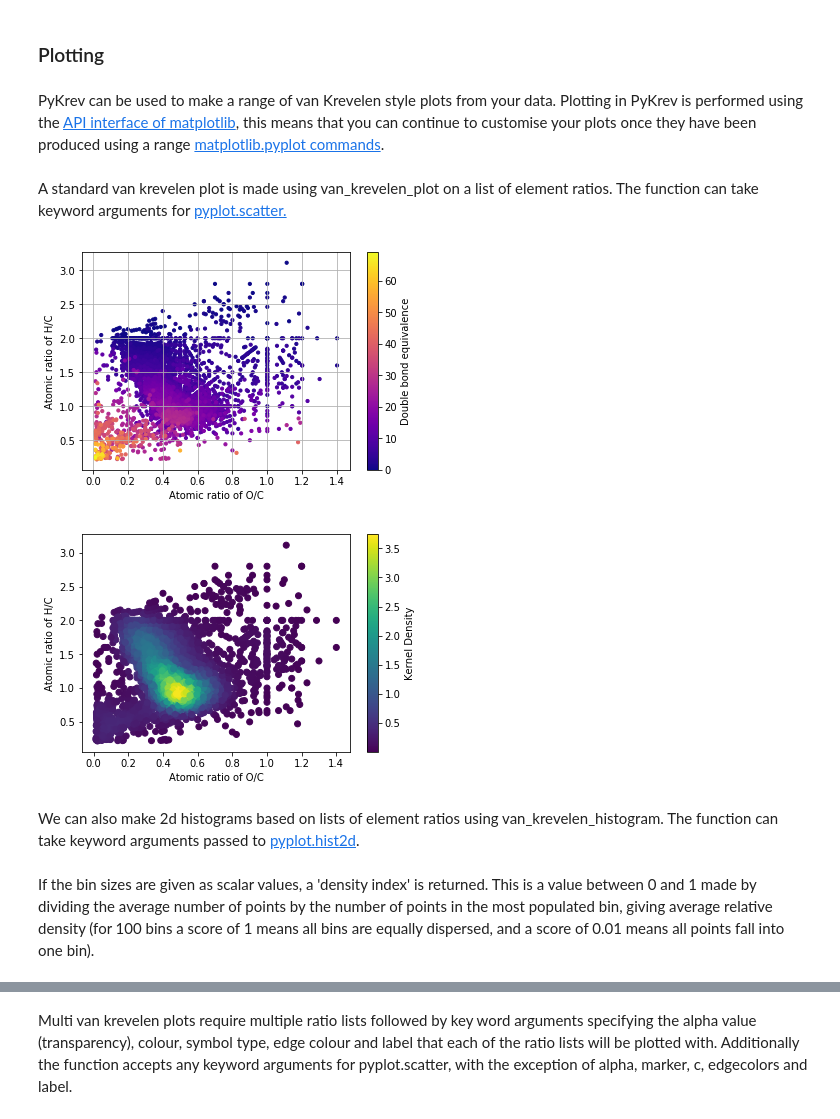
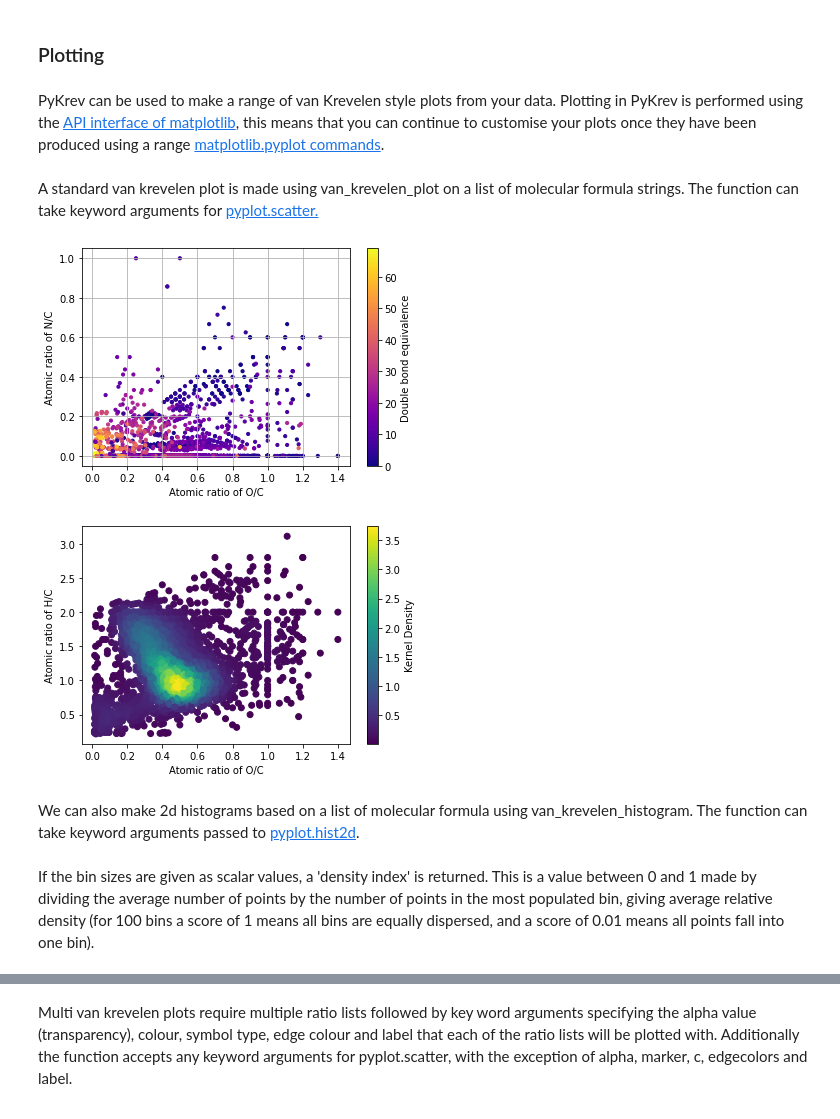
Before and after one commit to Kzra/pykrev, a Jupyter notebook: docs/PyKrev User Guide.ipynb, the cells around one changed output, grey strips where cells are left out. Cells and saved outputs as stored; diff of their text form; code cells hidden in the pictures.

Commit message:
Added functions, setup and tests

```diff
--- a/docs/PyKrev User Guide.ipynb
+++ b/docs/PyKrev User Guide.ipynb
@@ -55,7 +52,7 @@ Once you have a list of element counts, it is possible to calculate double bound
 # %%
-A_dbe = pk.double_bond_equivalent(A_counts) # a warning message appears if there are any counts that give negative values, these are set to zero
-A_ai = pk.aromaticity_index(A_counts,index_type = 'mod') #index_type can be modified or standard.
-A_nosc = pk.nominal_oxidation_state(A_counts) #the output is a numpy array of len(counts)
+A_dbe = pk.double_bond_equivalent(A_formula) # a warning message appears if there are any counts that give negative values, these are set to zero
+A_ai = pk.aromaticity_index(A_formula,index_type = 'rAI') #index_type can be reformulated or original, and account for a modified O coefficient.
+A_nosc = pk.nominal_oxidation_state(A_formula) #the output is a numpy array of len(counts)
 # %% [output]
 Warning: negative dbe counts detected and set to zero.
 Warning: negative ai counts detected and set to zero.
@@ -108,22 +112,22 @@ find_intersections(formula_lists, group_labels, exclusive=True)
 # %% [markdown]
 <h3> Plotting </h3>
 # %% [markdown]
-PyKrev can be used to make a range of van Krevelen style plots from your data. Plotting in PyKrev is performed using the [API interface of matplotlib](https://matplotlib.org/tutorials/introductory/pyplot.html), this means that you can continue to customise your plots once they have been produced using a range [matplotlib.pyplot commands](https://matplotlib.org/api/pyplot_summary.html). <br> <br>  A standard van krevelen plot is made using van_krevelen_plot on a list of element ratios. The function can take keyword arguments for [pyplot.scatter.](https://matplotlib.org/api/_as_gen/matplotlib.pyplot.scatter.html#matplotlib.pyplot.scatter)
+PyKrev can be used to make a range of van Krevelen style plots from your data. Plotting in PyKrev is performed using the [API interface of matplotlib](https://matplotlib.org/tutorials/introductory/pyplot.html), this means that you can continue to customise your plots once they have been produced using a range [matplotlib.pyplot commands](https://matplotlib.org/api/pyplot_summary.html). <br> <br>  A standard van krevelen plot is made using van_krevelen_plot on a list of molecular formula strings. The function can take keyword arguments for [pyplot.scatter.](https://matplotlib.org/api/_as_gen/matplotlib.pyplot.scatter.html#matplotlib.pyplot.scatter)
 # %%
-#Here we make a simple van Krevelen plot, and colour code the points by double bond equivalence
+#Here we make a van Krevelen style plot where the y axis represents N/C values, and colour code the points by double bond equivalence
 plt.figure()
-pk.van_krevelen_plot(A_ratios,c = A_dbe,s = 10,cmap = 'plasma') #van_krevele_plot takes any keyword arguments that can be passed to pyplot.scatter()
+pk.van_krevelen_plot(A_formula, y_ratio = 'NC',c = A_dbe,s = 10,cmap = 'plasma') #van_krevele_plot takes any keyword arguments that can be passed to pyplot.scatter()
 cbar = plt.colorbar() #add a colour bar
 cbar.set_label('Double bond equivalence')
 #PyKrev.van_krevelen_plot can take the value 'density' for the key word argument 'c' to colour code points based on kernel density
 plt.figure()
-pk.van_krevelen_plot(A_ratios,c='density')
+pk.van_krevelen_plot(A_formula,c='density')
 plt.colorbar().set_label('Kernel Density')
 plt.grid(False)
 # %% [output]
-[figure, old version]
+[figure, new version]
-[figure, old version]
+[figure, new version]
 # %% [markdown]
-We can also make 2d histograms based on lists of element ratios using van_krevelen_histogram. The function can take keyword arguments passed to [pyplot.hist2d](https://matplotlib.org/api/_as_gen/matplotlib.pyplot.hist2d.html). <br> <br>If the bin sizes are given as scalar values, a 'density index' is returned. This is a value between 0 and 1 made by dividing the average number of points by the number of points in the most populated bin, giving average relative density (for 100 bins a score of 1 means all bins are equally dispersed, and a score of 0.01 means all points fall into one bin).
+We can also make 2d histograms based on a list of molecular formula using van_krevelen_histogram. The function can take keyword arguments passed to [pyplot.hist2d](https://matplotlib.org/api/_as_gen/matplotlib.pyplot.hist2d.html). <br> <br>If the bin sizes are given as scalar values, a 'density index' is returned. This is a value between 0 and 1 made by dividing the average number of points by the number of points in the most populated bin, giving average relative density (for 100 bins a score of 1 means all bins are equally dispersed, and a score of 0.01 means all points fall into one bin).
 # %%
 plt.figure()
```
Also changed, not shown: parts of 29 cells of this notebook, 28 other files.
